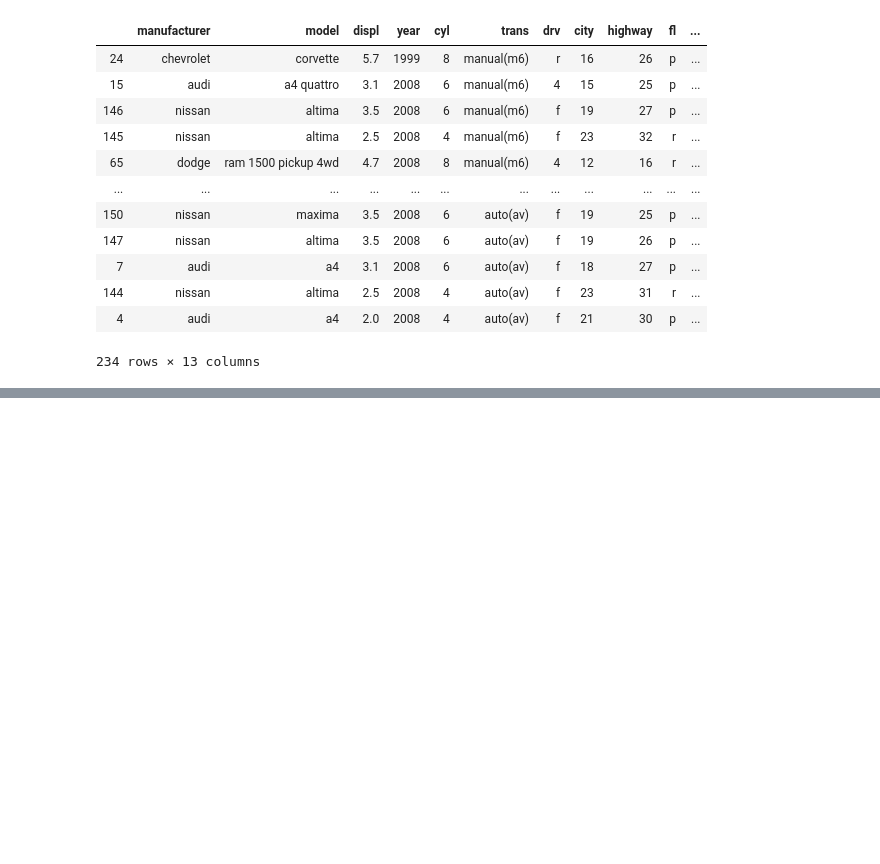
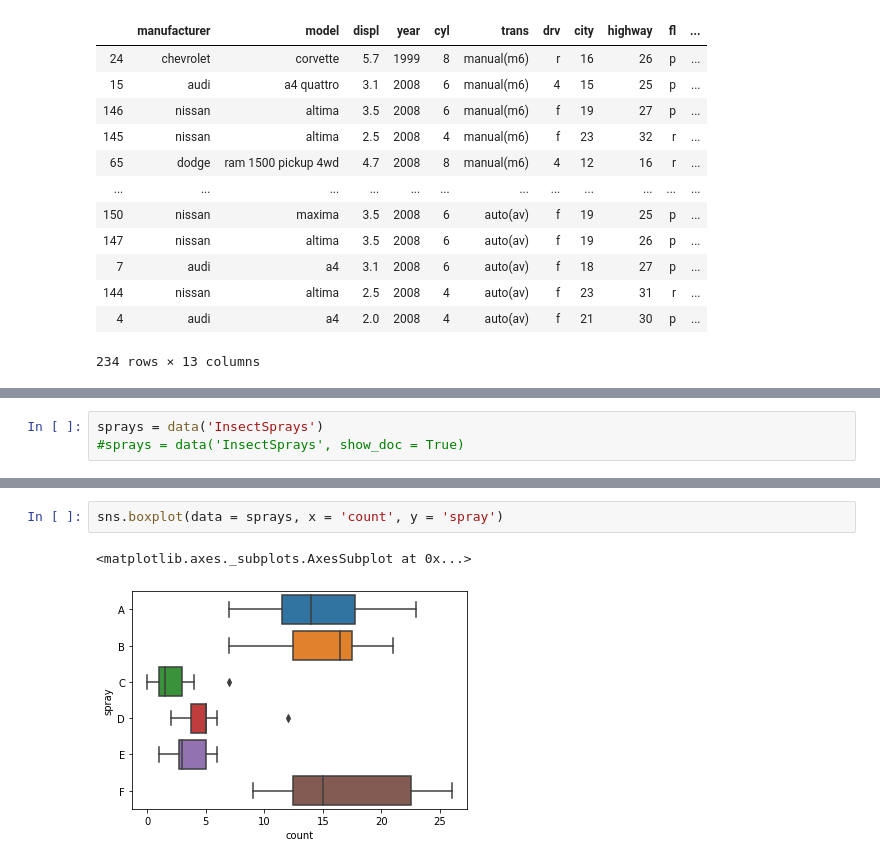
Before and after one commit to QuantumKane/numpy-pandas-visualization-exercises, a Jupyter notebook: visual_scratchpad.ipynb, the cells around one changed output, grey strips where cells are left out. Cells and saved outputs as stored; diff of their text form; blank space fills up the shorter version.

```diff
--- a/visual_scratchpad.ipynb
+++ b/visual_scratchpad.ipynb
@@ -940,0 +1423,3 @@ mpg.sort_values(by = 'trans', ascending=False)
+# %%
+sprays = data('InsectSprays')
+#sprays = data('InsectSprays', show_doc = True)
@@ -940,0 +1446,5 @@ mpg.sort_values(by = 'trans', ascending=False)
+# %%
+sns.boxplot(data = sprays, x = 'count', y = 'spray')
+# %% [output]
+<matplotlib.axes._subplots.AxesSubplot at 0x...>
+[figure, added]
```
Also changed, not shown: parts of 102 cells of this notebook.
